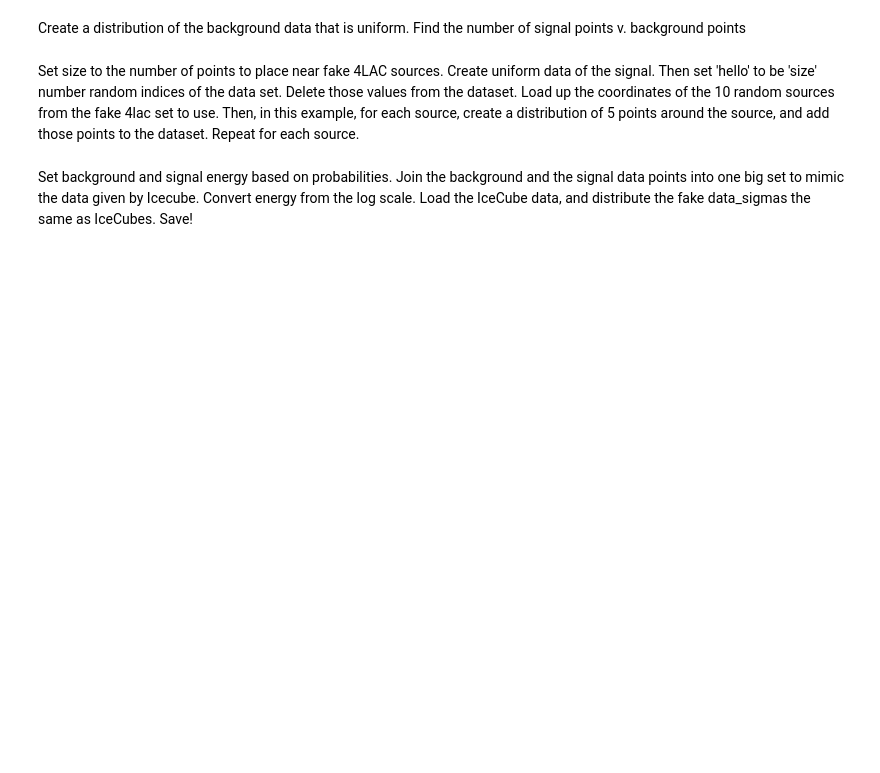
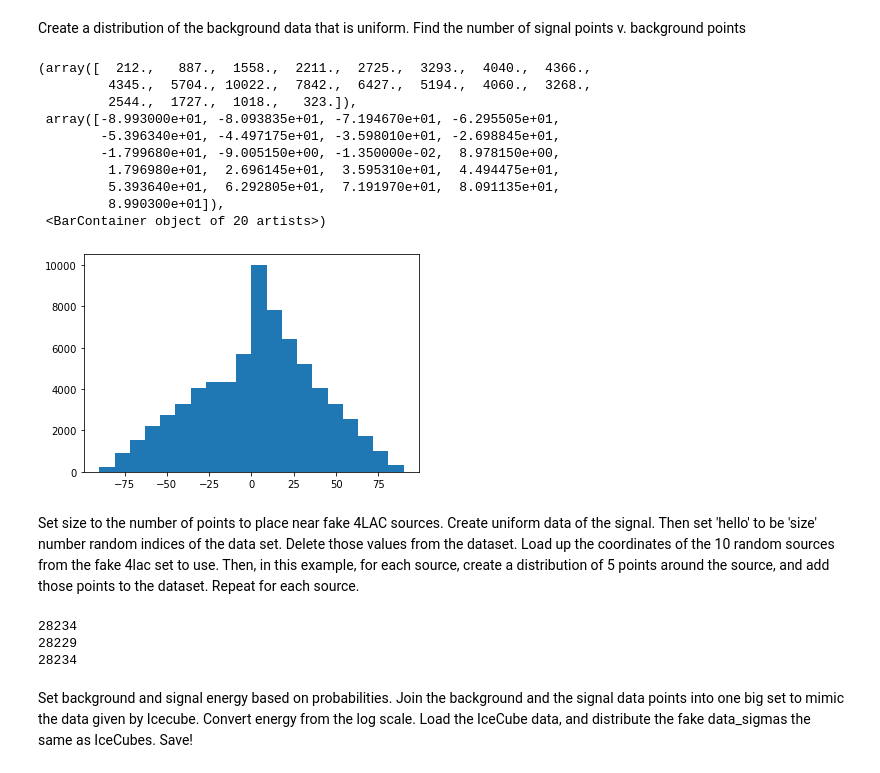
Before and after one commit to katherinemcd/public_icecube_data_analysis, a Jupyter notebook: MC_neutrino_data.ipynb, the cells around one changed output. Cells and saved outputs as stored; diff of their text form; code cells hidden in the pictures; blank space fills up the shorter version.

```diff
--- a/MC_neutrino_data.ipynb
+++ b/MC_neutrino_data.ipynb
@@ -87,20 +103,37 @@ Create a distribution of the background data that is uniform. Find the number of
 # %%
 n_signal = sum(mc_signal)
 n_background = len(mc_signal) - n_signal
-background_ra = np.random.uniform(0, 360, size=n_background)
-background_dec = np.random.uniform(-87, 87, size=n_background)
+
+icecube_data = np.load("./processed_data/output_icecube_data_fake_fake.npz")
+
+background_ra = np.random.choice(np.array(icecube_data["data_ra"]), size=n_background)
+background_dec = np.random.choice(np.array(icecube_data["data_dec"]), size=n_background)
+signal_ra = np.random.choice(np.array(icecube_data["data_ra"]),size=n_signal)
+signal_dec = np.random.choice(np.array(icecube_data["data_dec"]), size=n_signal)
+
+plt.hist(background_dec, bins = 20)
+# %% [output]
+(array([  212.,   887.,  1558.,  2211.,  2725.,  3293.,  4040.,  4366.,
+         4345.,  5704., 10022.,  7842.,  6427.,  5194.,  4060.,  3268.,
+         2544.,  1727.,  1018.,   323.]),
+ array([-8.993000e+01, -8.093835e+01, -7.194670e+01, -6.295505e+01,
+        -5.396340e+01, -4.497175e+01, -3.598010e+01, -2.698845e+01,
+        -1.799680e+01, -9.005150e+00, -1.350000e-02,  8.978150e+00,
+         1.796980e+01,  2.696145e+01,  3.595310e+01,  4.494475e+01,
+         5.393640e+01,  6.292805e+01,  7.191970e+01,  8.091135e+01,
+         8.990300e+01]),
+ <BarContainer object of 20 artists>)
+[figure, added]
 # %% [markdown]
  Set size to the number of points to place near fake 4LAC sources. Create uniform data of the signal. Then set 'hello' to be 'size' number random indices of the data set. Delete those values from the dataset. Load up the coordinates of the 10 random sources from the fake 4lac set to use. Then, in this example, for each source, create a distribution of 5 points around the source, and add those points to the dataset. Repeat for each source.
 # %%
-size=20
-signal_ra = np.random.uniform(0,360,size=n_signal)
-signal_dec = np.random.uniform(-87,87, size=n_signal)
+size=5
 
 hello = np.random.randint(len(signal_ra),size=size)
-
+print(len(signal_ra))
 signal_ra = np.delete(signal_ra,hello,None)
 signal_dec = np.delete(signal_dec,hello,None)
-
+print(len(signal_ra))
 
 specific_coords = np.load("./processed_data/specific_coords.npz",
                        allow_pickle=True)
@@ -111,10 +144,16 @@ specific_ra = np.zeros(size)
 specific_dec = np.zeros(size)
 
 
-for i in range(10):
-    specific_ra = np.random.normal(ra[i], 10, size=2)
-    specific_dec = np.random.normal(dec[i],10,size=2)
+for i in range(5):
+    specific_ra = np.random.normal(ra[i], 5, size=1)
+    specific_dec = np.random.normal(dec[i],5,size=1)
     signal_ra = np.concatenate((signal_ra,specific_ra),axis=0)
     signal_dec = np.concatenate((signal_dec,specific_dec),axis=0)
+
+print(len(signal_ra))
+# %% [output]
+28234
+28229
+28234
 # %% [markdown]
 Set background and signal energy based on probabilities. Join the background and the signal data points into one big set to mimic the data given by Icecube. Convert energy from the log scale. Load the IceCube data, and distribute the fake data_sigmas the same as IceCubes. Save!
```
Also changed, not shown: parts of 11 cells of this notebook.
